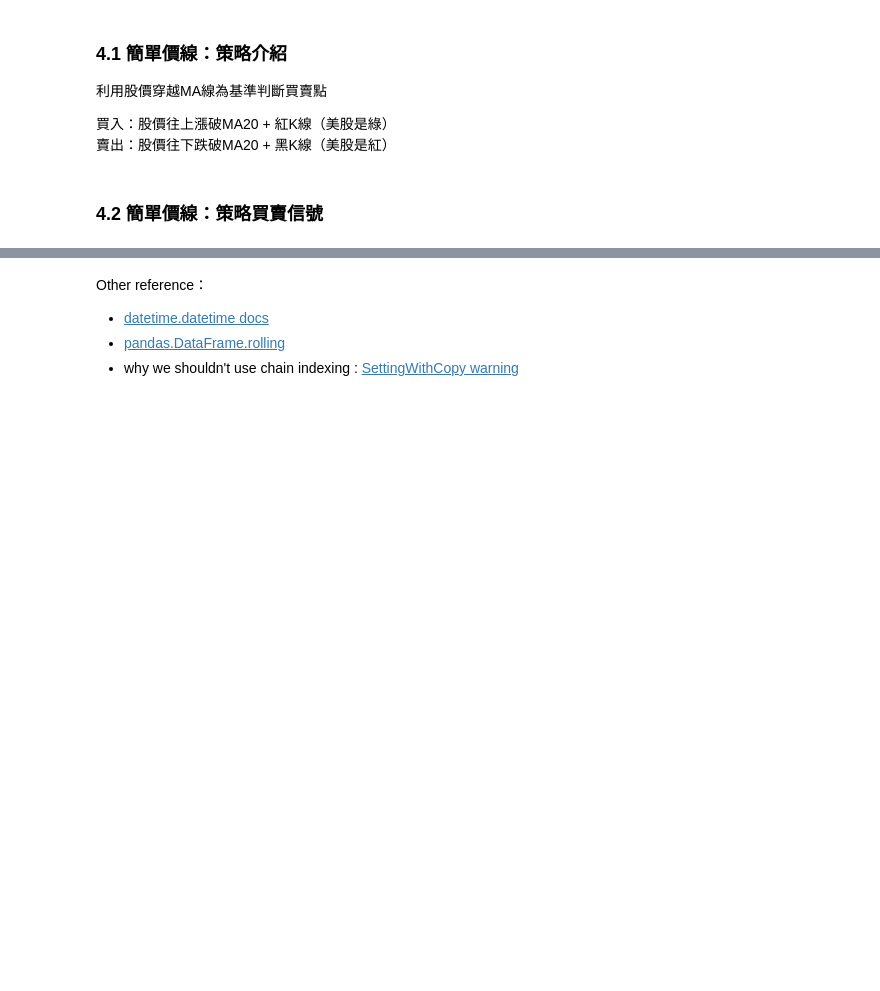
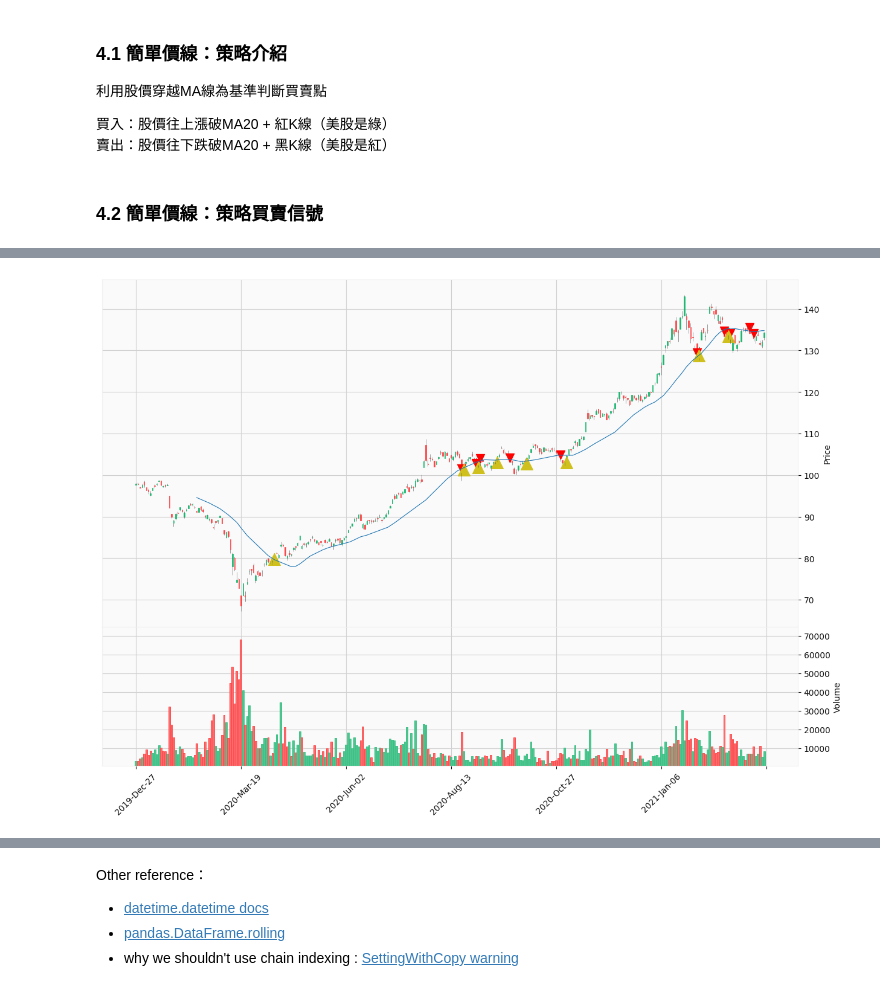
Before and after one commit to a23956491z/backtesting-project, a Jupyter notebook: production/MA/explanation.ipynb, the cells around one changed output, grey strips where cells are left out. Saved outputs shown, nothing was run; the diff lists cells and outputs as text; code cells hidden in the pictures; blank space fills up the shorter version.

```diff
--- a/production/MA/explanation.ipynb
+++ b/production/MA/explanation.ipynb
@@ -19,7 +25,7 @@ Last Modified Date：2021.6.30
 import pandas as pd
 import numpy as np
 
-file = "../../parse_data/data/splited/1210.csv"
+file = "../../../parse_data/data/splited/0050.csv"
 ticker = pd.read_csv(file)
 
 # change the name of columns
@@ -134,0 +90,66 @@ mpf.plot(dw,
+# %%
+# make a copy from ticker
+dw = ticker
+
+# calculate moving average by pandas.DataFrame.rolling()
+dw['ma'] = dw['Close'].rolling(MOVING_WINDOW).mean()
+
+# initialize 'buy' & 'sell' column by filling with 0
+dw['buy'] = np.zeros(ticker.shape[0])
+dw['sell'] = np.zeros(ticker.shape[0])
+
+
+
+# the beginning data of MA is nan
+# so we skip those data
+for i in range(MOVING_WINDOW, dw.shape[0]):
+
+    if(dw['Close'][i] > dw['Open'][i]):
+
+        # Close price crossover the MA indicator upward
+        if (((dw.iloc[i]['Close'] > dw.iloc[i]['ma']) and
+             (dw.iloc[i-1]['Close'] < dw.iloc[i-1]['ma'])) and
+             (dw.iloc[i]['Close'] > dw.iloc[i-1]['Close'])):
+
+            # dw['buy'][i] = 1
+            #   is a simple version of this line of code
+            #   however "chained indexing" should be avoided
+            #   while we are setting value.
+            #   checkout reference to see more.
+            dw.loc[(dw.index[i], 'buy')] = 1
+
+    # Close price crossover the MA indicator downward
+    if(dw['Close'][i] < dw['Open'][i]):
+        if (((dw.iloc[i]['Close'] < dw.iloc[i]['ma']) and
+             (dw.iloc[i-1]['Close'] > dw.iloc[i-1]['ma'])) and
+             (dw.iloc[i]['Close'] < dw.iloc[i-1]['Close'])):
+
+            dw.loc[(dw.index[i], 'sell')] = 1
+plots = []
+
+# the position in graph
+buy, sell = [], []
+
+# adjust the position to avoid signals block the lines
+for index, row in dw.iterrows():
+    buy.append(row['Close']*0.985 if row['buy'] else np.nan)
+    sell.append(row['Close']*1.01 if row['sell'] else np.nan)
+
+# np.isnan(sell) determine the value is nan or not
+# count_nonzero(np.isnan(sell)) counts how many nan we have
+# if nan amount equal the length of array, we don't have sell record
+if not np.count_nonzero(np.isnan(sell)) == len(sell):
+    plots.append(mpf.make_addplot(sell , type = 'scatter', color = 'red', marker = 'v', markersize = 100))
+
+if not np.count_nonzero(np.isnan(buy)) == len(buy):
+    plots.append(mpf.make_addplot(buy , type = 'scatter', color = '#cfc01d', marker = '^', markersize = 200))
+
+mpf.plot(dw,
+            addplot = plots,
+            type='candle',       # candlestick chart of stock price
+            mav = MOVING_WINDOW, # mav is moving average window
+            volume=True,         # plots trading volume as well
+            figscale=2,          # make graph twice bigger
+            style='yahoo')       # color scheme using 'yahoo' style
+# %% [output]
+[figure, added]
```
Also changed, not shown: parts of 9 cells of this notebook.
